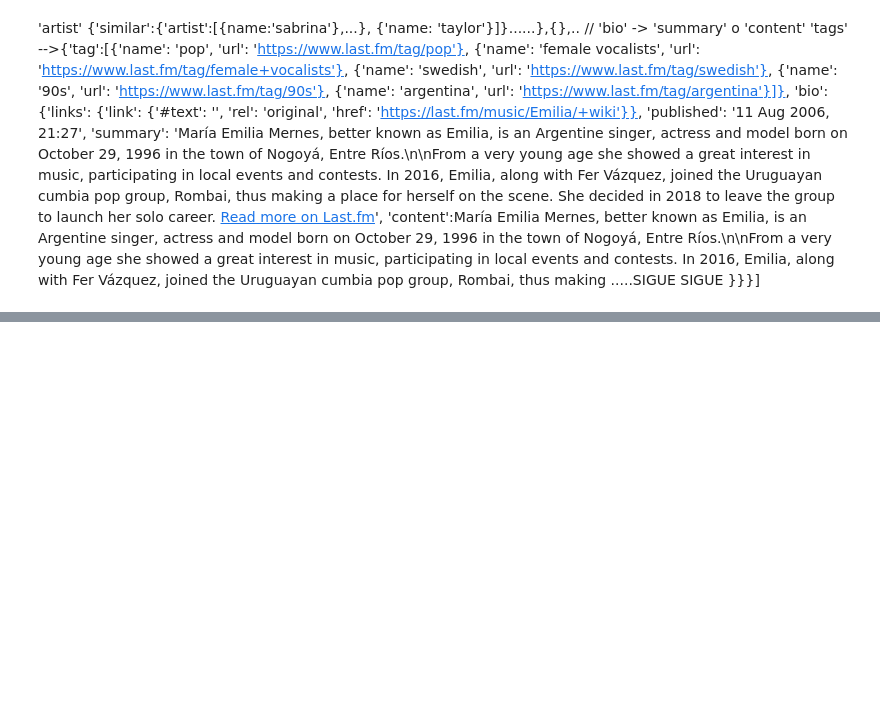
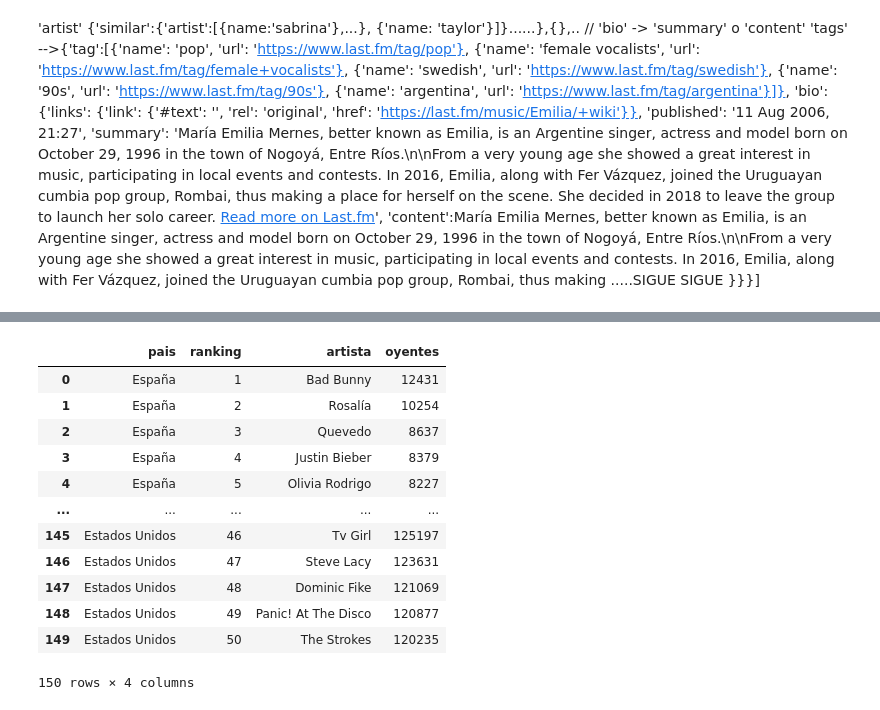
Before and after one commit to Sabri667/Proyecto_MusicStream_Promo_69_Modulo_2_Team_2, a Jupyter notebook: APIs/LastfmAPI.ipynb, the cells around one changed output, grey strips where cells are left out. Drawn from its saved outputs; the diff is of its cells as text; code cells hidden in the pictures; blank space fills up the shorter version.

Commit message:
consulta top 50 españa, argentina, estados unidos.

```diff
--- a/APIs/LastfmAPI.ipynb
+++ b/APIs/LastfmAPI.ipynb
@@ -172,0 +202,26 @@ df_similar_artistas.to_csv('artistas_similares.csv',index=False)
+# %%
+def consulta_top_artistas():
+
+    try:
+        datos=[]
+        apikey= "48703fdebfcfe72db0d901a30cf4af31"
+        country=['spain', 'argentina', 'united states']
+
+        for pais in country:
+            url=f"https://ws.audioscrobbler.com/2.0/?method=geo.gettopartists&country={pais}&api_key={apikey}&format=json"
+            respuesta=requests.get(url)
+            respuesta.status_code
+
+            if respuesta.status_code != 200:
+                print(f"Error al consultar {country}: {respuesta.status_code}")
+                continue
+
+            info_top_artistas=respuesta.json()
+            datos.append(info_top_artistas)
+
+
+        return datos
+
+    except Exception as e:
+        print(f"Error: {e}")
+        return []
@@ -172,0 +338,16 @@ df_similar_artistas.to_csv('artistas_similares.csv',index=False)
+# %%
+df_top_artistas
+# %% [output]
+|  | pais | ranking | artista | oyentes |
+| 0 | España | 1 | Bad Bunny | 12431 |
+| 1 | España | 2 | Rosalía | 10254 |
+| 2 | España | 3 | Quevedo | 8637 |
+| 3 | España | 4 | Justin Bieber | 8379 |
+| 4 | España | 5 | Olivia Rodrigo | 8227 |
+| ... | ... | ... | ... | ... |
+| 145 | Estados Unidos | 46 | Tv Girl | 125197 |
+| 146 | Estados Unidos | 47 | Steve Lacy | 123631 |
+| 147 | Estados Unidos | 48 | Dominic Fike | 121069 |
+| 148 | Estados Unidos | 49 | Panic! At The Disco | 120877 |
+| 149 | Estados Unidos | 50 | The Strokes | 120235 |
+150 rows × 4 columns
```
Also changed, not shown: parts of 16 cells of this notebook, 1 other file.
